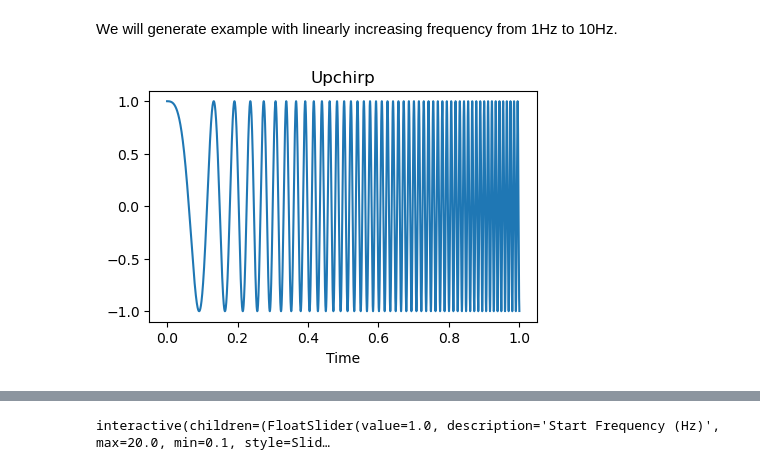
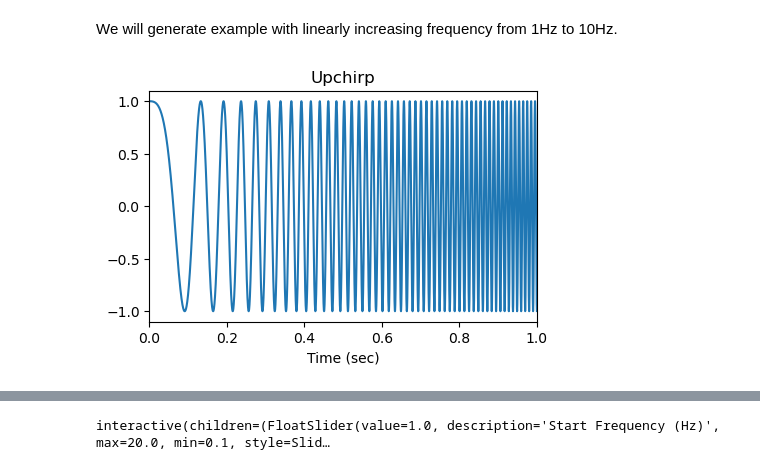
Before and after one commit to leewujung/fundamentals, a Jupyter notebook: boat_tutorials/primers/signal_processing_01_signals.ipynb, the cells around one changed output, grey strips where cells are left out. Cells and saved outputs as stored; diff of their text form; code cells hidden in the pictures.

```diff
--- a/boat_tutorials/primers/signal_processing_01_signals.ipynb
+++ b/boat_tutorials/primers/signal_processing_01_signals.ipynb
@@ -78,12 +80,13 @@ We will generate example with linearly increasing frequency from 1Hz to 10Hz.
 # %%
 chirp = signal.chirp(time, f0=1, t1=1, f1=100)
 plt.figure(figsize=(5,3))
 plt.plot(time, chirp)
-plt.xlabel("Time")
+plt.xlabel("Time (sec)", fontsize=10)
+plt.xlim(0, 1)
 plt.title("Upchirp")
 plt.show()
 # %% [output]
-[figure, old version]
+[figure, new version]
 # %%
 freq = 100
 ipd.Audio(chirp, rate=N)
```
Also changed, not shown: parts of 5 cells of this notebook, 1 other file.
